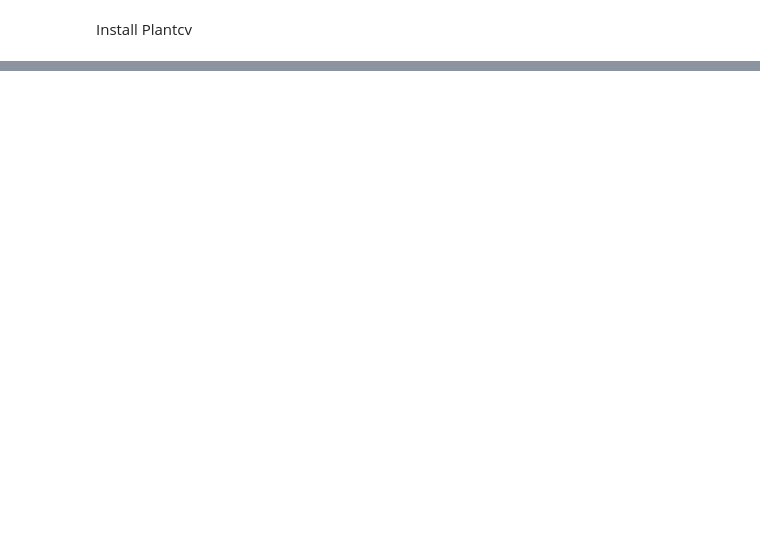
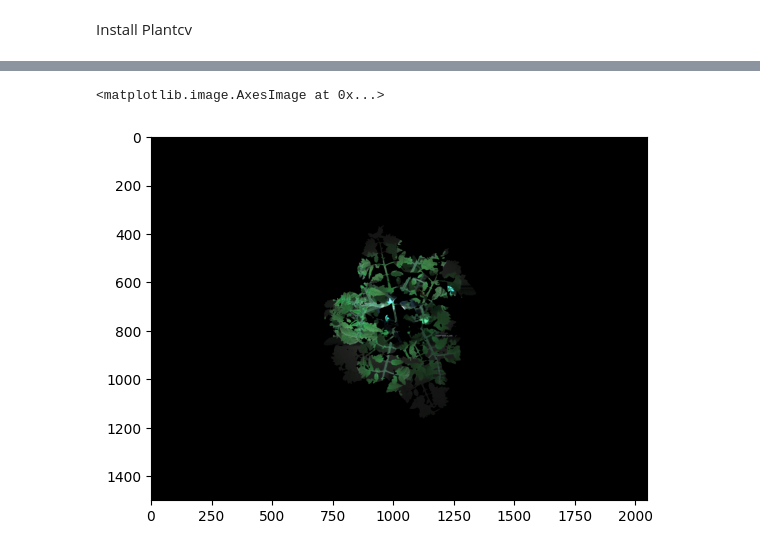
Before and after one commit to JTvD/Workshop_P4P, a Jupyter notebook: introduction.ipynb, the cells around one changed output, grey strips where cells are left out. Cells and saved outputs as stored; diff of their text form; code cells hidden in the pictures; blank space fills up the shorter version.

```diff
--- a/introduction.ipynb
+++ b/introduction.ipynb
@@ -45,0 +42,4 @@ for hdr_file in glob(NPEC_tomato_drive):
+# %%
+# Check if the data folder is mounted correctly
+datafolder = "/content/drive/My Drive/npec_tomato"
+!ls "/content/drive/My Drive/npec_tomato"
@@ -45,0 +57,8 @@ for hdr_file in glob(NPEC_tomato_drive):
+# %%
+# Configure plantcv to show debug output
+pcv.params.debug = "plot"
+pcv.params.debug_outdir = "temp_output"
+outdir = 'temp_output'
+# %%
+filename = datafolder + "/20231018_AO1/HDR_96_NPEC51.20230906.AO1.MoneyMaker.Salt.88_1476.INF"
+ps = pcv.photosynthesis.read_cropreporter(filename=filename)
@@ -45,0 +71,6 @@ for hdr_file in glob(NPEC_tomato_drive):
+# %%
+# Create a mask based on the Chlorifiel index
+mask = pcv.threshold.otsu(gray_img=img_as_ubyte(ps.chlorophyll.sel(frame_label="Chl").data), object_type="light")
+#mask = pcv.fill_holes(bin_img=mask)
+mask = cv2.flip(mask, 0)
+cv2_imshow(mask)
@@ -45,0 +80,10 @@ for hdr_file in glob(NPEC_tomato_drive):
+# %%
+# Show the RGB image
+img = ps.spectral.pseudo_rgb
+img = cv2.bitwise_and(img, img, mask=mask)
+clr_brightness = 10
+img = cv2.convertScaleAbs(img, 1.0, clr_brightness)
+plt.imshow(img)
+# %% [output]
+<matplotlib.image.AxesImage at 0x...>
+[figure, added]
```
Also changed, not shown: parts of 16 cells of this notebook.
